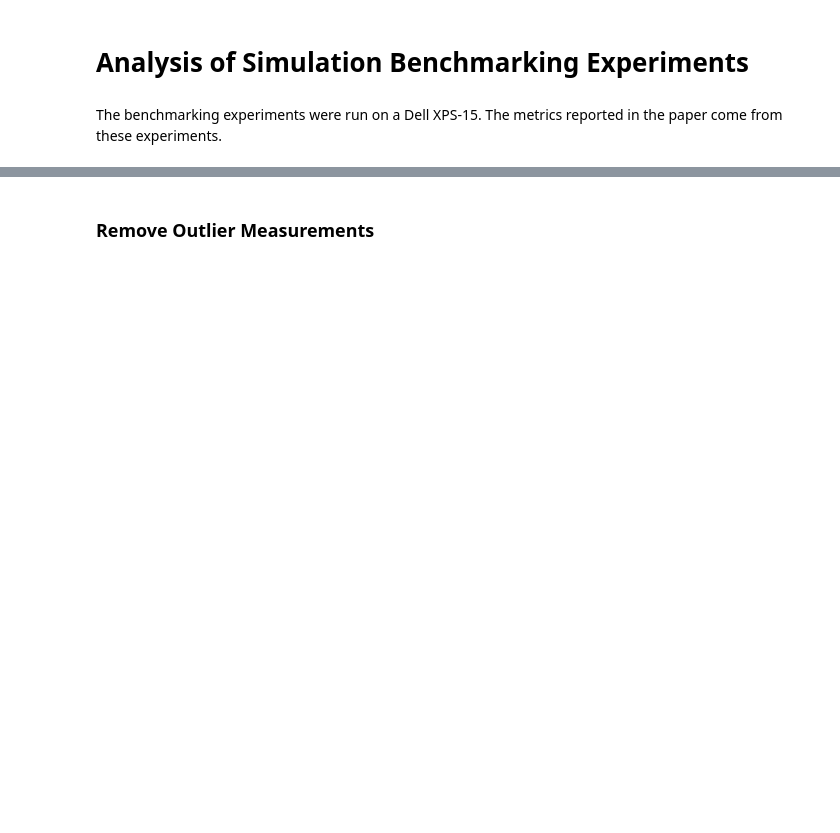
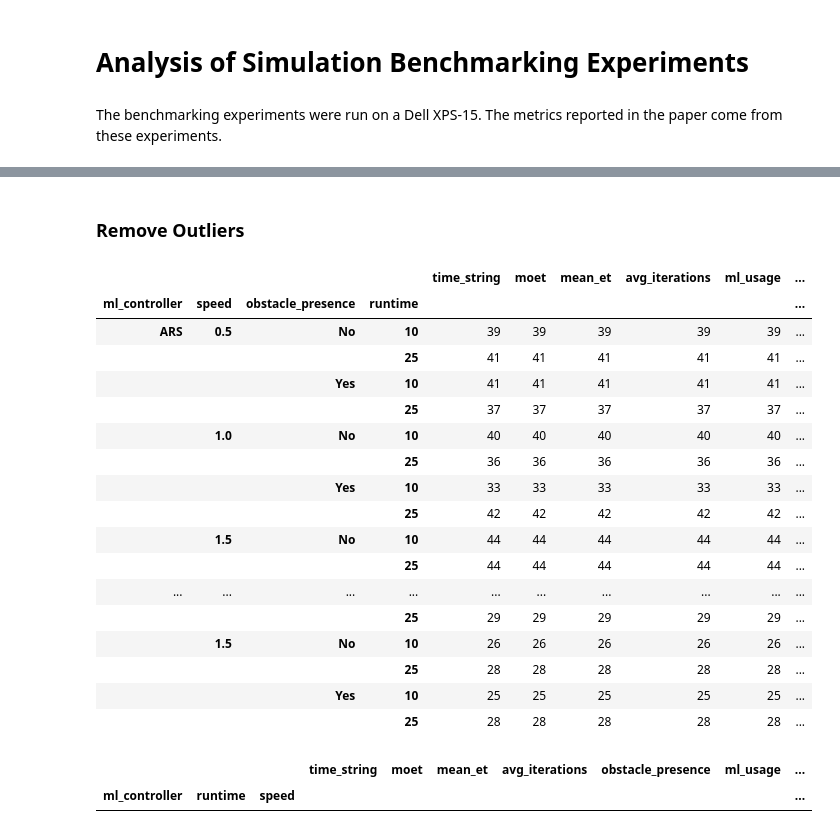
Before and after one commit to pmusau17/rtreach_f1tenth, a Jupyter notebook: ros_src/rtreach/benchmarking/emsoft_experiments/AnalyzeBenchmarks.ipynb, the cells around one changed output, grey strips where cells are left out. Saved outputs shown, nothing was run; the diff lists cells and outputs as text; code cells hidden in the pictures; blank space fills up the shorter version.

```diff
--- a/ros_src/rtreach/benchmarking/emsoft_experiments/AnalyzeBenchmarks.ipynb
+++ b/ros_src/rtreach/benchmarking/emsoft_experiments/AnalyzeBenchmarks.ipynb
@@ -92,2 +73,2 @@ all_dfs[all_dfs['moet']>50]
 # %% [markdown]
-### Remove Outlier Measurements
+### Remove Outliers
@@ -96,3 +77,31 @@ all_dfs = all_dfs[all_dfs['moet']<50]
+# %%
+all_dfs.groupby(["ml_controller","speed","obstacle_presence","runtime"]).count()
+# %% [output]
+|  |  |  |  | time_string | moet | mean_et | avg_iterations | ml_usage | ... |
+| ml_controller | speed | obstacle_presence | runtime |  |  |  |  |  | ... |
+| ARS | 0.5 | No | 10 | 39 | 39 | 39 | 39 | 39 | ... |
+|  |  |  | 25 | 41 | 41 | 41 | 41 | 41 | ... |
+|  |  | Yes | 10 | 41 | 41 | 41 | 41 | 41 | ... |
+|  |  |  | 25 | 37 | 37 | 37 | 37 | 37 | ... |
+|  | 1.0 | No | 10 | 40 | 40 | 40 | 40 | 40 | ... |
+|  |  |  | 25 | 36 | 36 | 36 | 36 | 36 | ... |
+|  |  | Yes | 10 | 33 | 33 | 33 | 33 | 33 | ... |
+|  |  |  | 25 | 42 | 42 | 42 | 42 | 42 | ... |
+|  | 1.5 | No | 10 | 44 | 44 | 44 | 44 | 44 | ... |
+|  |  |  | 25 | 44 | 44 | 44 | 44 | 44 | ... |
+| ... | ... | ... | ... | ... | ... | ... | ... | ... | ... |
+|  |  |  | 25 | 29 | 29 | 29 | 29 | 29 | ... |
+|  | 1.5 | No | 10 | 26 | 26 | 26 | 26 | 26 | ... |
+|  |  |  | 25 | 28 | 28 | 28 | 28 | 28 | ... |
+|  |  | Yes | 10 | 25 | 25 | 25 | 25 | 25 | ... |
+|  |  |  | 25 | 28 | 28 | 28 | 28 | 28 | ... |
+# %%
+outlier10 = all_dfs[all_dfs['moet']>20]
+outlier10 = outlier10[outlier10.runtime=='10']
+outlier10.groupby(['ml_controller','runtime','speed']).count()
+# %% [output]
+|  |  |  | time_string | moet | mean_et | avg_iterations | obstacle_presence | ml_usage | ... |
+| ml_controller | runtime | speed |  |  |  |  |  |  | ... |
 # %%
 res = round(all_dfs.groupby(["ml_controller","speed","obstacle_presence","runtime"]).agg(["mean","std"]),3)
 res
```
Also changed, not shown: parts of 8 cells of this notebook, 21 other files.
